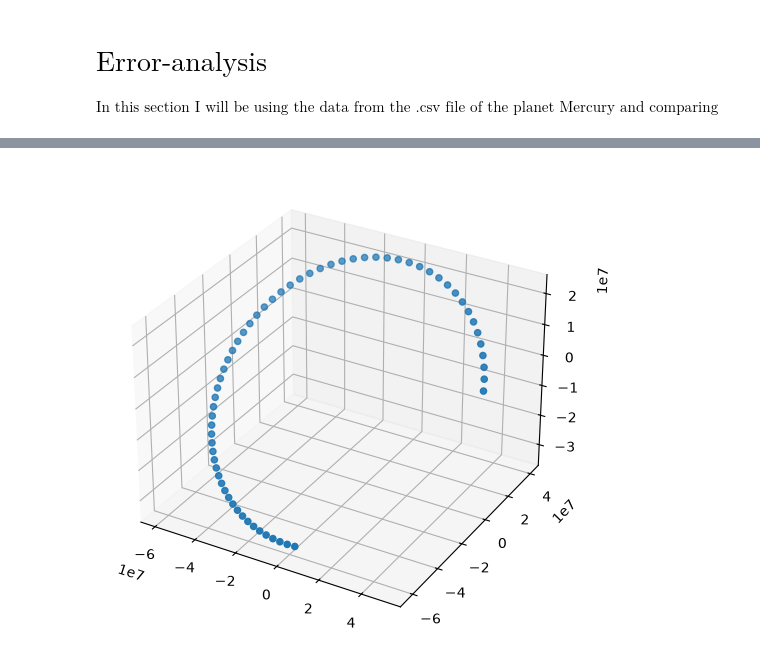
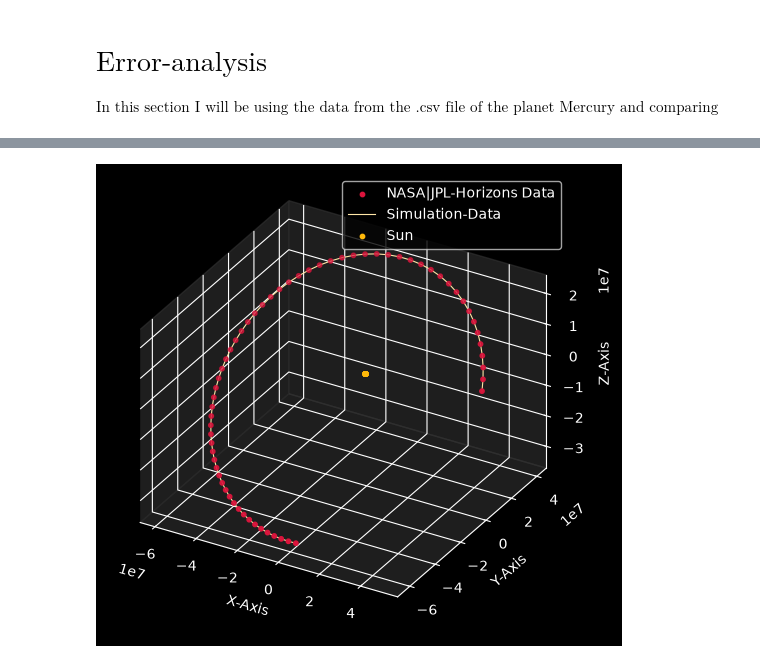
Before and after one commit to gsuparnajitphys-dotcom/Classical_mechanics_simulations, a Jupyter notebook: Central-force-motion/Jupyter/N-Body.ipynb, the cells around one changed output, grey strips where cells are left out. Saved outputs shown, nothing was run; the diff lists cells and outputs as text; code cells hidden in the pictures.

```diff
--- a/Central-force-motion/Jupyter/N-Body.ipynb
+++ b/Central-force-motion/Jupyter/N-Body.ipynb
@@ -248,10 +274,25 @@ Initial velocity: [-18.67497439  43.57107773  25.2116941 ]
 # %%
-fig=plt.figure(figsize=(6,6))
+with plt.style.context("dark_background"):
+    fig=plt.figure(figsize=(6,6))
 
-ax=fig.add_subplot(projection="3d")
+    ax=fig.add_subplot(projection="3d")
+    ax.set_xlabel("X-Axis")
+    ax.set_ylabel("Y-Axis")
+    ax.set_zlabel("Z-Axis")
+    # Set the background panel colors with a low alpha (e.g., 0.1 for 10% opacity)
+    # Format is (Red, Green, Blue, Alpha)
+    ax.xaxis.set_pane_color((0.2, 0.2, 0.2, 0.6))
+    ax.zaxis.set_pane_color((0.2, 0.2, 0.2, 0.6))
+    ax.yaxis.set_pane_color((0.2, 0.2, 0.2, 0.6))
+    ax.set_proj_type('ortho')
 
-ax.scatter(JPL_data[0],JPL_data[1],JPL_data[2])
+    ax.scatter(JPL_data[0],JPL_data[1],JPL_data[2],s=10,color="crimson",label="NASA|JPL-Horizons Data")
+    ax.plot(sol.y[3],sol.y[4],sol.y[5],lw=0.8,color="#ffe6a7",label="Simulation-Data")
 
-plt.show()
+    ax.scatter(sol.y[0],sol.y[1],sol.y[2],s=10,color="#ffb90a",label="Sun")
+
+    plt.legend()
+
+    plt.show()
 # %% [output]
-[figure, old version]
+[figure, new version]
```
Also changed, not shown: parts of 6 cells of this notebook, 1 other file.
